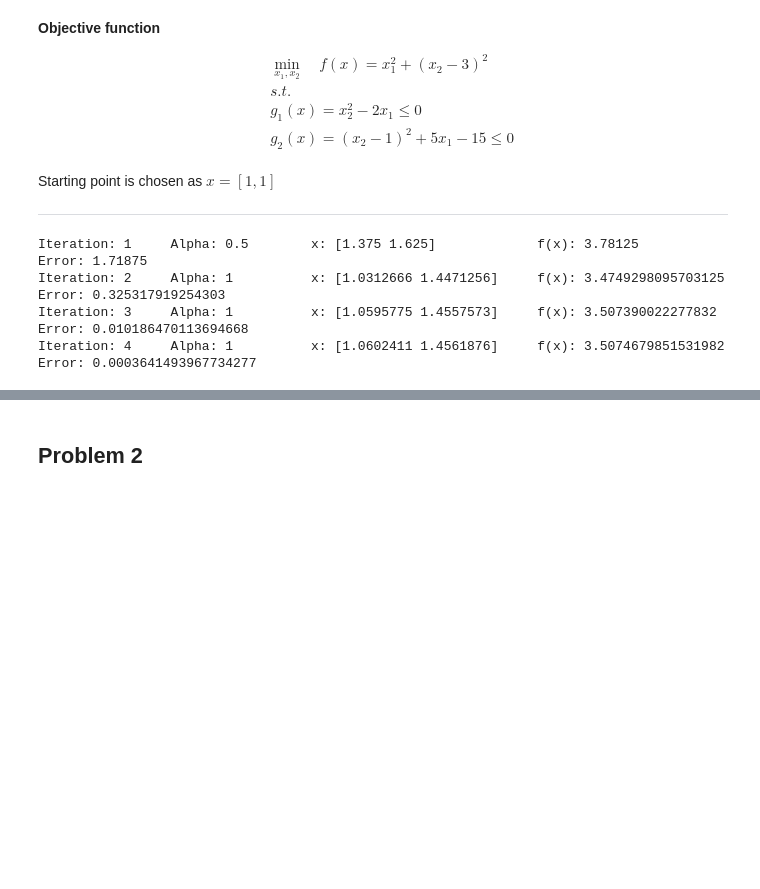
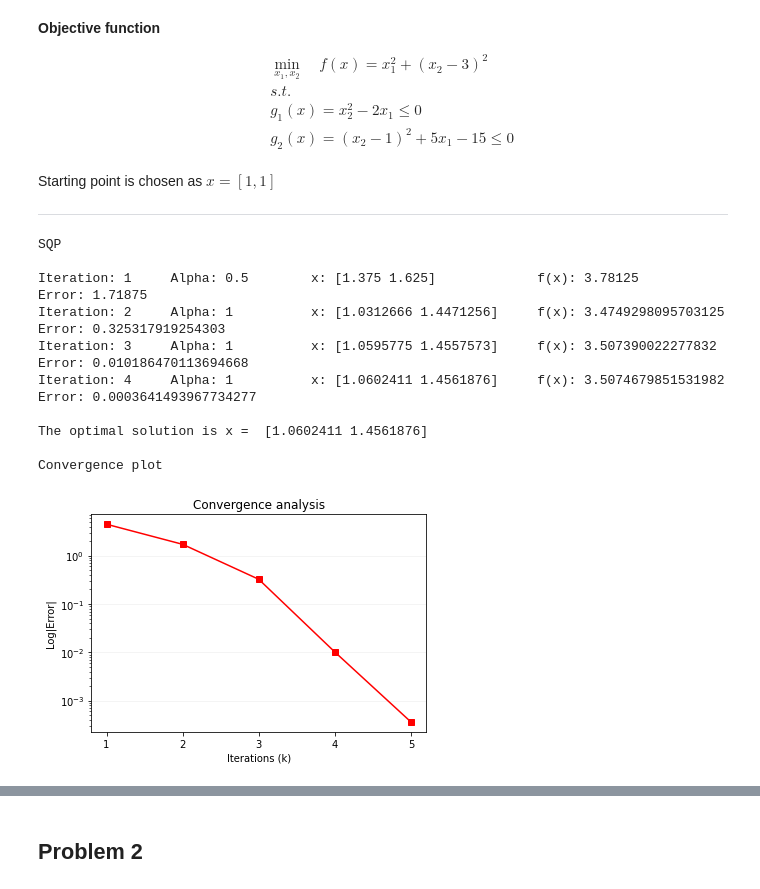
Before and after one commit to pprabhud/MAE_598_Fall_22, a Jupyter notebook: MAE_598_HW_5.ipynb, the cells around one changed output, grey strips where cells are left out. Cells and saved outputs as stored; diff of their text form; code cells hidden in the pictures; blank space fills up the shorter version.

```diff
--- a/MAE_598_HW_5.ipynb
+++ b/MAE_598_HW_5.ipynb
@@ -244,16 +249,38 @@ def SQP(x):
 # %%
 # Initial guess
 x = t.tensor([1., 1.], dtype=t.float, requires_grad=True)
 
 # Check if the starting point is valid
 val1 , idx1 = t.max(gVals(x), 0)
 if val1  > 0:
     sys.exit('Initial guess does not lie in the feasible domain!!!')
 
-# Solve
+# Find the optimal solution using SQP algorithm
+print("\nSQP\n")
 xSol, fVal, alphaSol, eVal = SQP(x)
+print('\nThe optimal solution is x = ', xSol[-1, :])
+
+
+# Convergence analysis
+# Plot results
+print("\nConvergence plot\n")
+plt.semilogy(range(1, len(fVal)+1), eVal, "rs-")
+# plt.xlim(1, 50)
+plt.xticks(ticks=range(1, len(fVal)+1), labels=range(1, len(fVal)+1))
+plt.xlabel("Iterations (k)")
+plt.ylabel("Log|Error|")
+plt.title("Convergence analysis")
+plt.grid(axis='y', color='0.95')
+plt.show()
 # %% [output]
+SQP
+
 Iteration: 1     Alpha: 0.5        x: [1.375 1.625]             f(x): 3.78125                   Error: 1.71875
 Iteration: 2     Alpha: 1          x: [1.0312666 1.4471256]     f(x): 3.4749298095703125        Error: 0.325317919254303
 Iteration: 3     Alpha: 1          x: [1.0595775 1.4557573]     f(x): 3.507390022277832         Error: 0.010186470113694668
 Iteration: 4     Alpha: 1          x: [1.0602411 1.4561876]     f(x): 3.5074679851531982        Error: 0.0003641493967734277
+
+The optimal solution is x =  [1.0602411 1.4561876]
+
+Convergence plot
+[figure, added]
```
Also changed, not shown: parts of 6 cells of this notebook.
